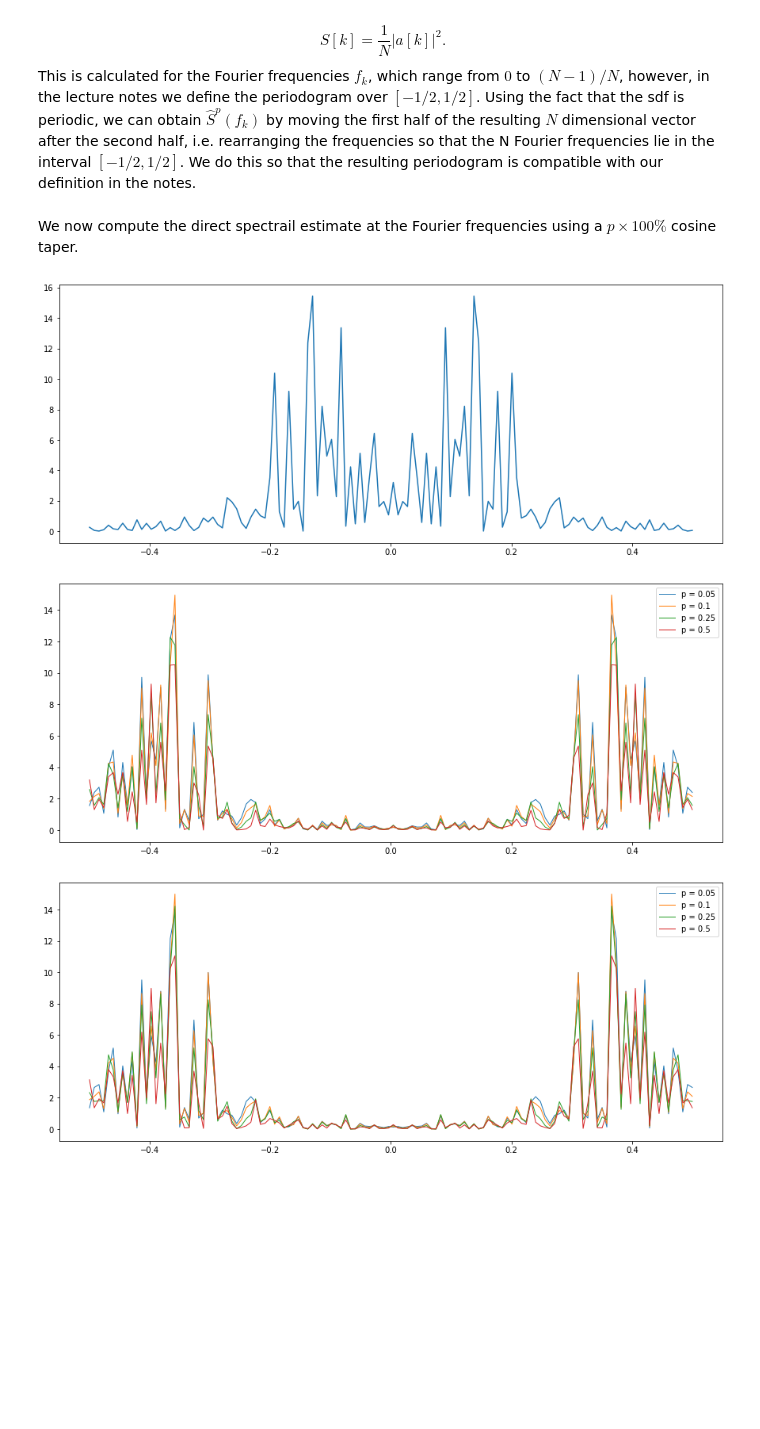
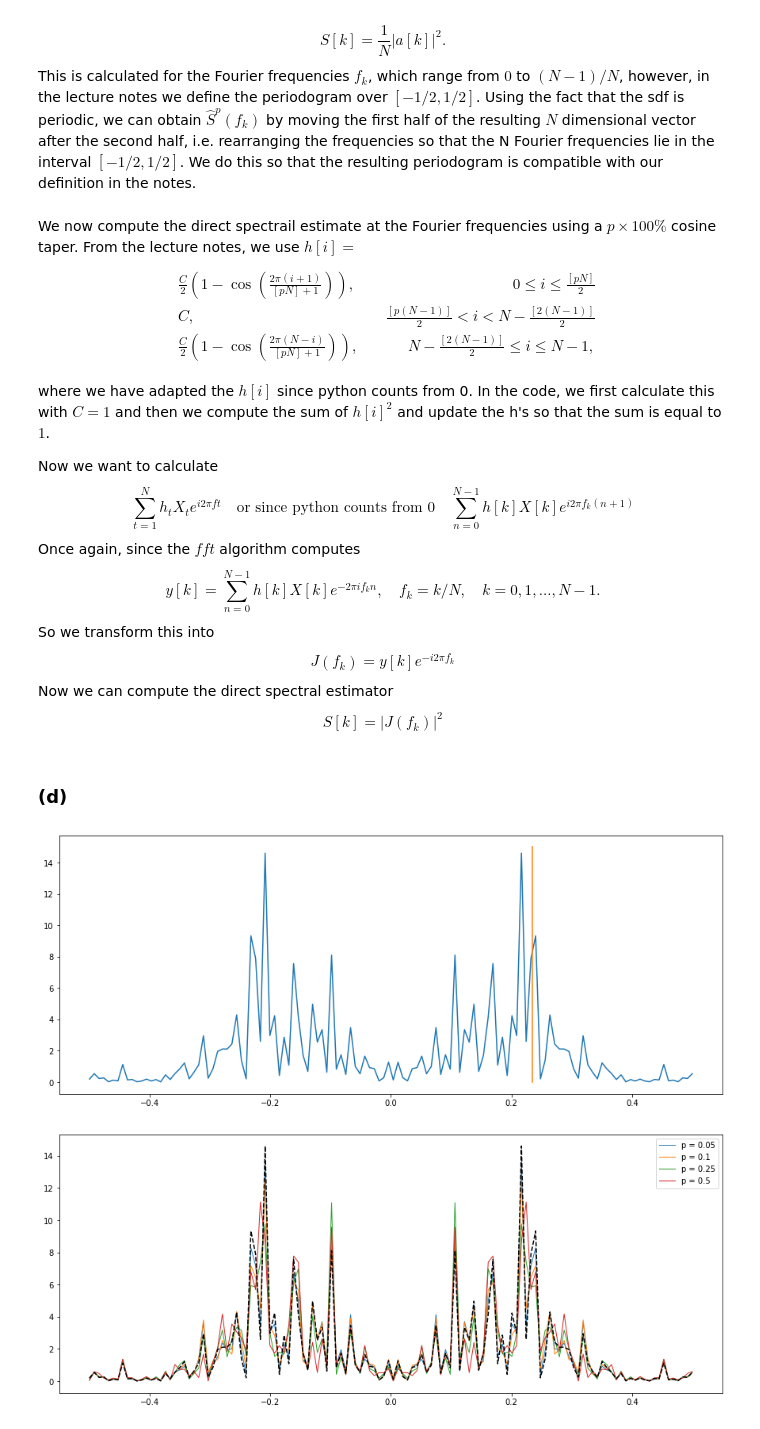
Before and after one commit to ivankirev13/Fitting-and-Forecasting-Autoregressive-Moving-Average-Processes, a Jupyter notebook: Time Series Analysis Coursework.ipynb, the cells around one changed output. Saved outputs shown, nothing was run; the diff lists cells and outputs as text; code cells hidden in the pictures; blank space fills up the shorter version.

```diff
--- a/Time Series Analysis Coursework.ipynb
+++ b/Time Series Analysis Coursework.ipynb
@@ -121,8 +121,31 @@ def periodogram(X):
 
     # return the periodogram by swapping the first and second halves of S
     return S[int(N/2):] + S[0:int(N/2)]
-# %% [markdown]
-We now compute the direct spectrail estimate at the Fourier frequencies using a $p \times 100 \%$ cosine taper.
+# %% [markdown]
+We now compute the direct spectrail estimate at the Fourier frequencies using a $p \times 100 \%$ cosine taper. From the lecture notes, we use $h[i]=$
+\begin{align*}
+&\frac{C}{2}(1 - \cos(\frac{2\pi(i+1)}{[pN]+1})), \quad &0 \le i \le \frac{[pN]}{2}\\
+&C, \quad &\frac{[p(N-1)]}{2} < i < N - \frac{[2(N-1)]}{2}\\
+&\frac{C}{2}(1 - \cos(\frac{2\pi(N - i)}{[pN]+1})), \quad &N - \frac{[2(N-1)]}{2} \le i \le N-1,\\
+\end{align*}
+where we have adapted the $h[i]$ since python counts from 0. In the code, we first calculate this with $C = 1$ and then we compute the sum of $h[i]^2$ and update the h's so that the sum is equal to $1$.
+
+Now we want to calculate
+\begin{equation*}
+\sum_{t = 1}^N h_tX_te^{i2\pi f t} \quad \text{or since python counts from 0} \quad \sum_{n = 0}^{N-1} h[k]X[k]e^{i2\pi f_k (n+1)}
+\end{equation*}
+Once again, since the $fft$ algorithm computes
+\begin{equation*}
+y[k] = \sum_{n = 0}^{N-1} h[k]X[k] e^{-2\pi i f_k n}, \quad f_k = k/N, \quad k = 0, 1,..., N-1.
+\end{equation*}
+So we transform this into
+\begin{equation*}
+J(f_k) = y[k] e^{-i2 \pi f_k}
+\end{equation*}
+Now we can compute the direct spectral estimator
+\begin{equation*}
+S[k] = \big| J(f_k) \big|^2
+\end{equation*}
 # %%
 def direct(X,p):
     """
@@ -162,28 +198,37 @@ def direct(X,p):
+# %% [markdown]
+### (d)
+# %%
+f_prime = 12/128
+r = 0.8
+for i in range(100):
+    X = ARMA22_sim([2*r*np.cos(2*np.pi*f_prime), -r**2],[-0.5,-0.2], sigma2=1, N=128)
+    S_periodogram = periodogram(X)
+    for p in [0.05, 0.1, 0.25, 0.5]:
+        S_direct = direct(X,p)
 # %%
 N = 128
-X = ARMA22_sim([0.3,-0.4], [-0.5,-0.2], 1, N)
+F = 30/128
+X = ARMA22_sim([2*r*np.cos(2*np.pi*F), -r**2],[-0.5,-0.2], sigma2=1, N=128)
 
 
 plt.figure(figsize=(15, 6))
 t = np.linspace(-0.5,0.5,len(X))
 q = periodogram(X)
+m = np.linspace(0,15,1000)
+n = 30/128*np.ones(1000)
+
 plt.plot(t,q)
+plt.plot(n, m)
+
+
 plt.show()
 
 plt.figure(figsize=(15, 6))
 for p in [0.05, 0.1, 0.25, 0.5]:
-    plt.plot(t,direct(X,p)[0], linewidth = 1,label = f"p = {p}")
-#plt.plot(t,q, "k--")
+    plt.plot(t,direct(X,p), linewidth = 1,label = f"p = {p}")
+plt.plot(t,q, "k--")
 plt.legend()
 plt.show()
-
-plt.figure(figsize=(15, 6))
-for p in [0.05, 0.1, 0.25, 0.5]:
-    plt.plot(t,direct(X,p)[1], linewidth = 1,label = f"p = {p}")
-#plt.plot(t,q, "k--")
-plt.legend()
-plt.show()
 # %% [output]
-[figure, old version]
+[figure, new version]
-[figure, old version]
+[figure, new version]
-[figure, removed]
```
Also changed, not shown: parts of 1 cell of this notebook.
